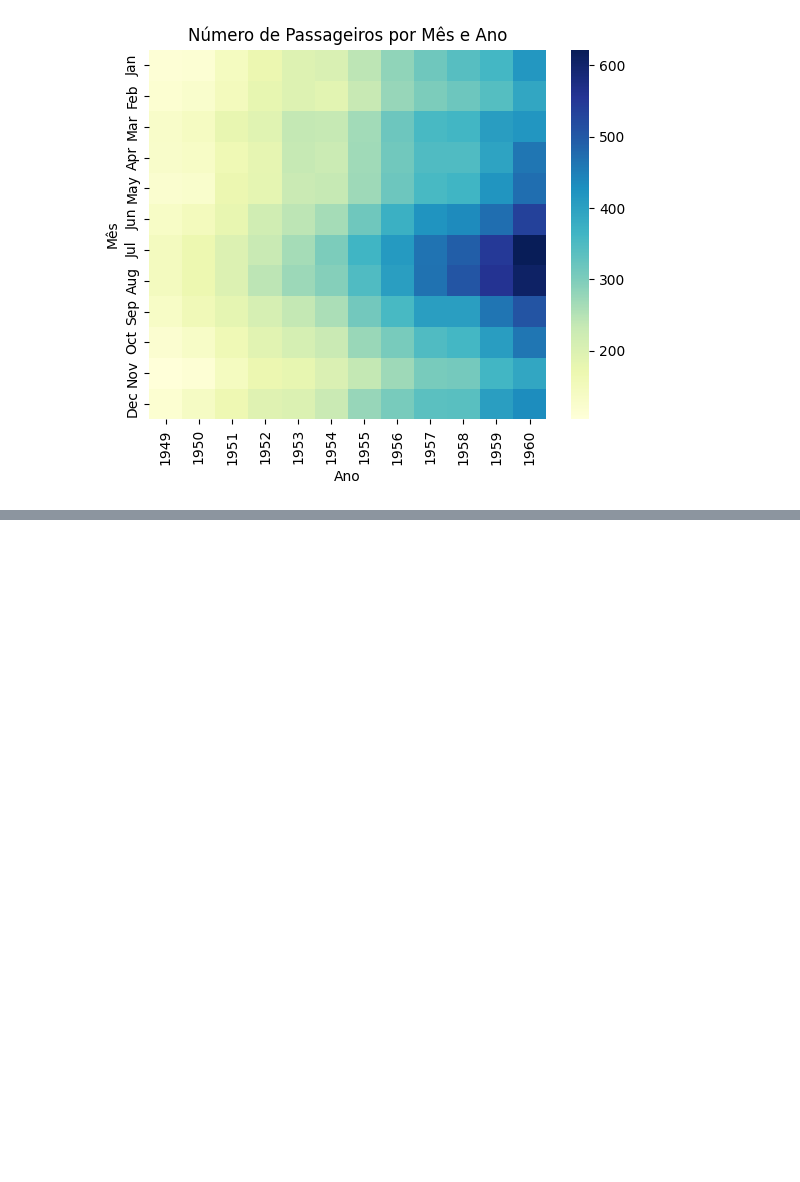
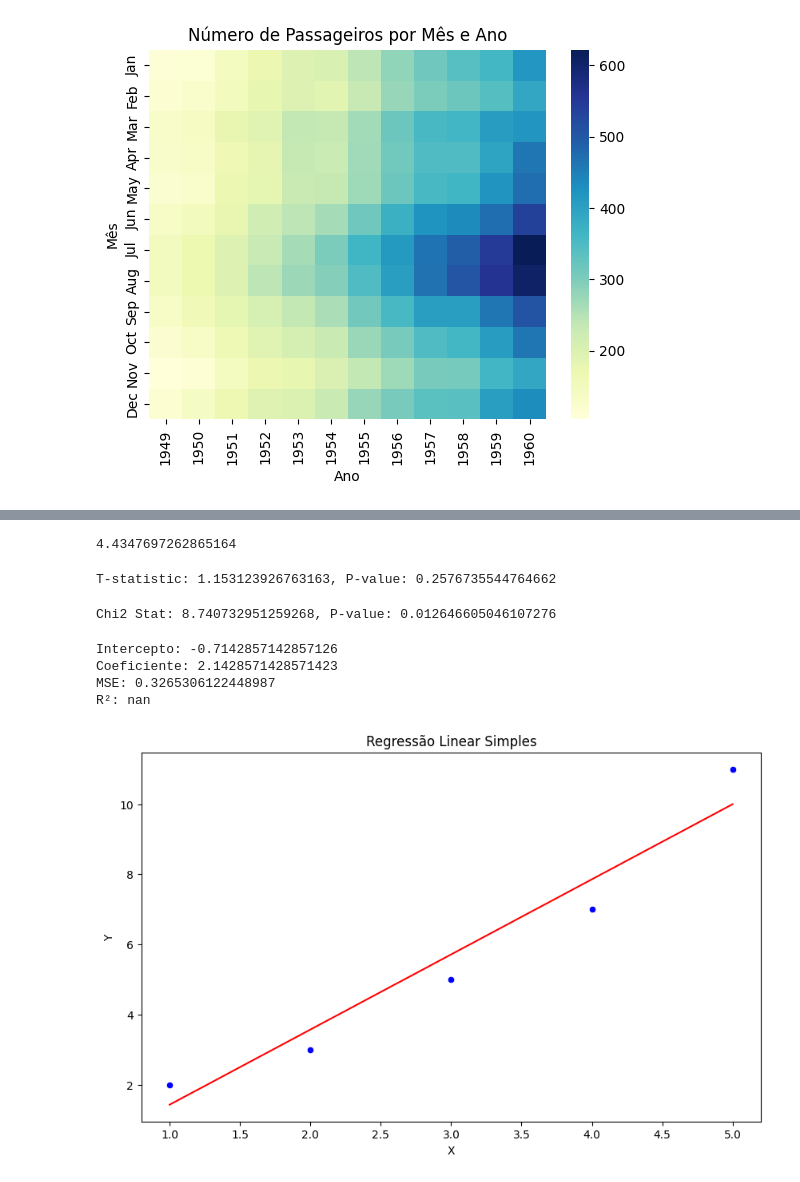
Before and after one commit to BrunoMeloSlv/AulaPython, a Jupyter notebook: aula1.ipynb, the cells around one changed output, grey strips where cells are left out. Cells and saved outputs as stored; diff of their text form; code cells hidden in the pictures; blank space fills up the shorter version.

```diff
--- a/aula1.ipynb
+++ b/aula1.ipynb
@@ -1201,0 +1301,20 @@ plt.show()
+# %%
+mtcars['mpg'].mean()
+# %% [output]
+4.4347697262865164
+# %%
+# Realizando o teste t
+t_stat, p_value = stats.ttest_1samp(mtcars['mpg'], 4.3)
+print(f"T-statistic: {t_stat}, P-value: {p_value}")
+# %% [output]
+T-statistic: 1.153123926763163, P-value: 0.2576735544764662
+# %%
+
+# Tabelando as variáveis categóricas
+tabela = pd.crosstab(mtcars['am'], mtcars['cyl'])
+
+# Realizando o teste qui-quadrado
+chi2_stat, p_value_chi, dof, expected = stats.chi2_contingency(tabela)
+print(f"Chi2 Stat: {chi2_stat}, P-value: {p_value_chi}")
+# %% [output]
+Chi2 Stat: 8.740732951259268, P-value: 0.012646605046107276
@@ -1201,0 +1329,7 @@ plt.show()
+# %%
+
+# Criando o DataFrame
+data = pd.DataFrame({
+    'X': [1, 2, 3, 4, 5],
+    'Y': [2, 3, 5, 7, 11]
+})
@@ -1201,0 +1341,40 @@ plt.show()
+# %%
+# Dividindo os dados em treino e teste
+np.random.seed(42)
+train_data, test_data = train_test_split(data, test_size=0.2, random_state=42)
+
+# Criando e treinando o modelo
+model = LinearRegression()
+model.fit(train_data[['X']], train_data['Y'])
+
+# Fazendo previsões
+predictions = model.predict(test_data[['X']])
+
+# Coeficientes
+intercept = model.intercept_
+beta = model.coef_[0]
+
+# Calculando MSE e R2
+mse = mean_squared_error(test_data['Y'], predictions)
+r2 = r2_score(test_data['Y'], predictions)
+
+print(f"Intercepto: {intercept}")
+print(f"Coeficiente: {beta}")
+print(f"MSE: {mse}")
+print(f"R²: {r2}")
+# %% [output]
+Intercepto: -0.7142857142857126
+Coeficiente: 2.1428571428571423
+MSE: 0.3265306122448987
+R²: nan
+# %%
+# Plotando os resultados
+plt.figure(figsize=(10, 6))
+sns.scatterplot(data=data, x='X', y='Y', color='blue')
+sns.lineplot(x=data['X'], y=model.predict(data[['X']]), color='red')
+plt.title("Regressão Linear Simples")
+plt.xlabel("X")
+plt.ylabel("Y")
+plt.show()
+# %% [output]
+[figure, added]
```
Also changed, not shown: parts of 18 cells of this notebook.
